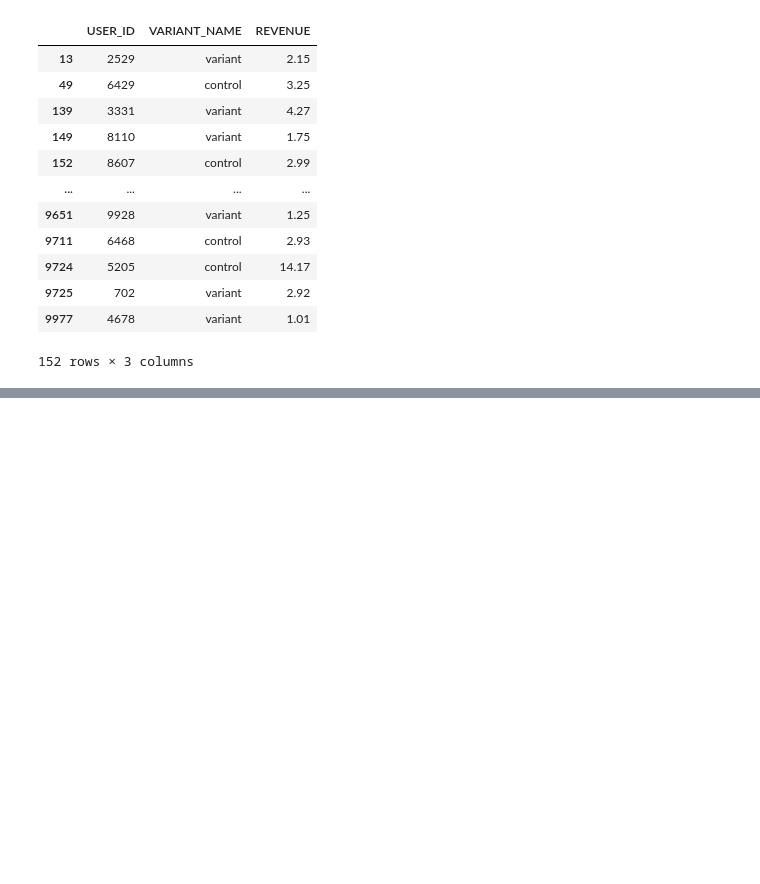
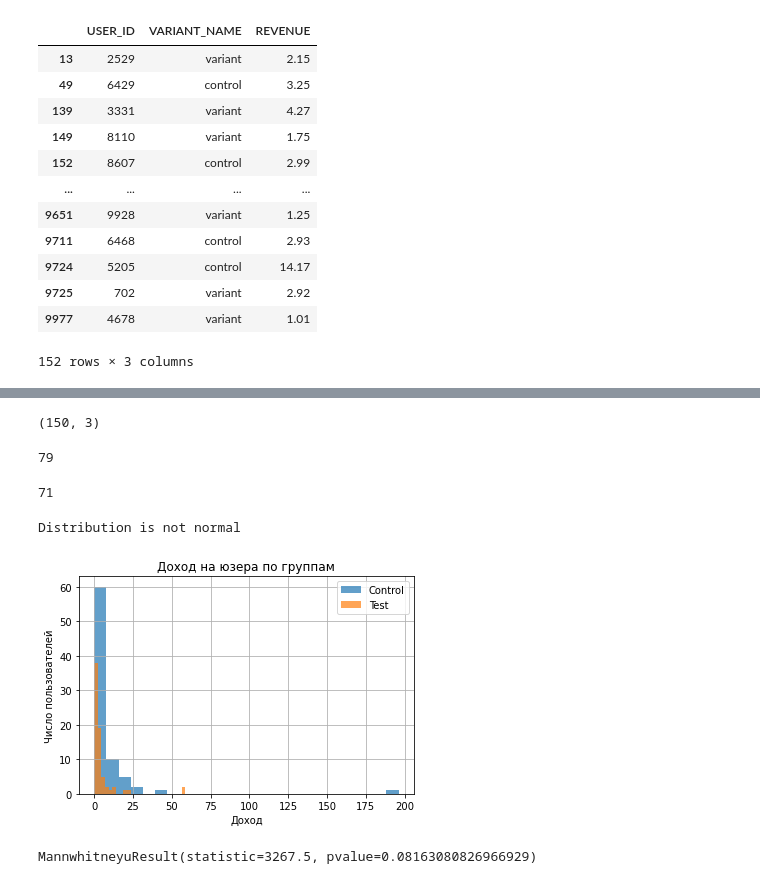
Before and after one commit to AntonMolchanov006/AB_Test_Results, a Jupyter notebook: test_result.ipynb, the cells around one changed output, grey strips where cells are left out. Drawn from its saved outputs; the diff is of its cells as text; code cells hidden in the pictures; blank space fills up the shorter version.

```diff
--- a/test_result.ipynb
+++ b/test_result.ipynb
@@ -122,0 +142,5 @@ plt.show()
+# %%
+variants = df.\
+    groupby('USER_ID', as_index=False).\
+    agg({'VARIANT_NAME': pd.Series.nunique})
+variants.head(10)
@@ -122,0 +159,5 @@ plt.show()
+# %%
+both_variant = variants.query('VARIANT_NAME > 1')
+# %%
+new_data = df[~df.USER_ID.isin(both_variant.USER_ID)].sort_values('USER_ID')
+new_data.head(10)
@@ -122,0 +176,38 @@ plt.show()
+# %%
+new_data.shape
+# %% [output]
+(150, 3)
+# %%
+control = new_data.query('VARIANT_NAME == "control"')
+test = new_data.query('VARIANT_NAME == "variant"')
+# %%
+len(control)
+# %% [output]
+79
+# %%
+len(test)
+# %% [output]
+71
+# %%
+alpha = 0.05
+
+st = stats.shapiro(data.REVENUE)
+print('Distribution is {}normal\n'.format( {True: 'not ',
+                                           False:''}[st[1]<alpha]));
+# %% [output]
+Distribution is not normal
+# %%
+control.REVENUE.hist(bins = 25, alpha = 0.7, label= 'Control')
+test.REVENUE.hist(bins=25,alpha=0.7,label= 'Test')
+plt.title('Доход на юзера по группам')
+plt.xlabel('Доход')
+plt.ylabel('Число пользователей')
+plt.legend();
+# %% [output]
+[figure, added]
+# %%
+mw_stats = stats.mannwhitneyu(x= control.REVENUE.values,
+                       y = test.REVENUE.values)
+mw_stats
+# %% [output]
+MannwhitneyuResult(statistic=3267.5, pvalue=0.08163080826966929)
```
Also changed, not shown: parts of 22 cells of this notebook.
